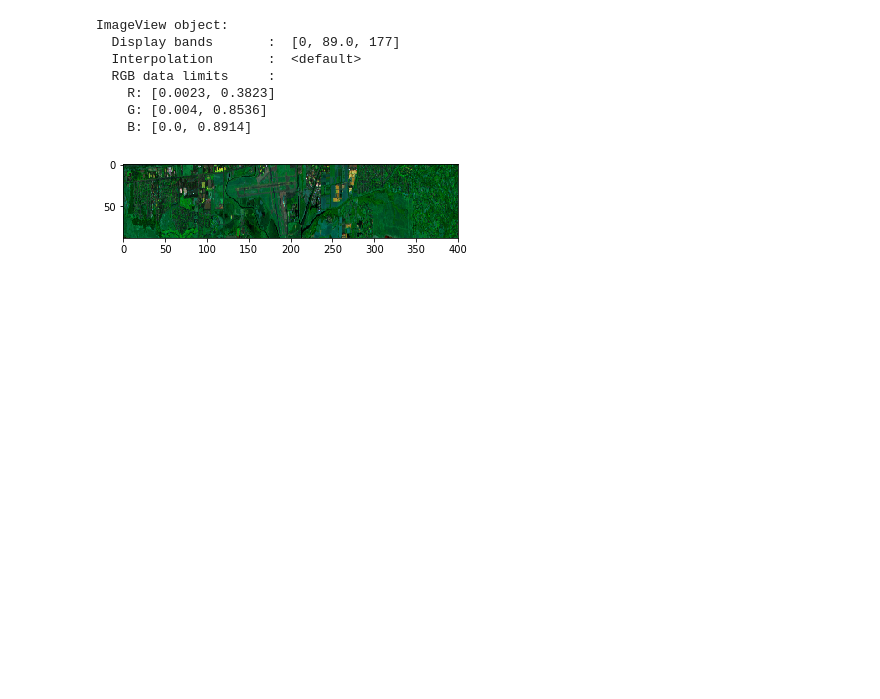
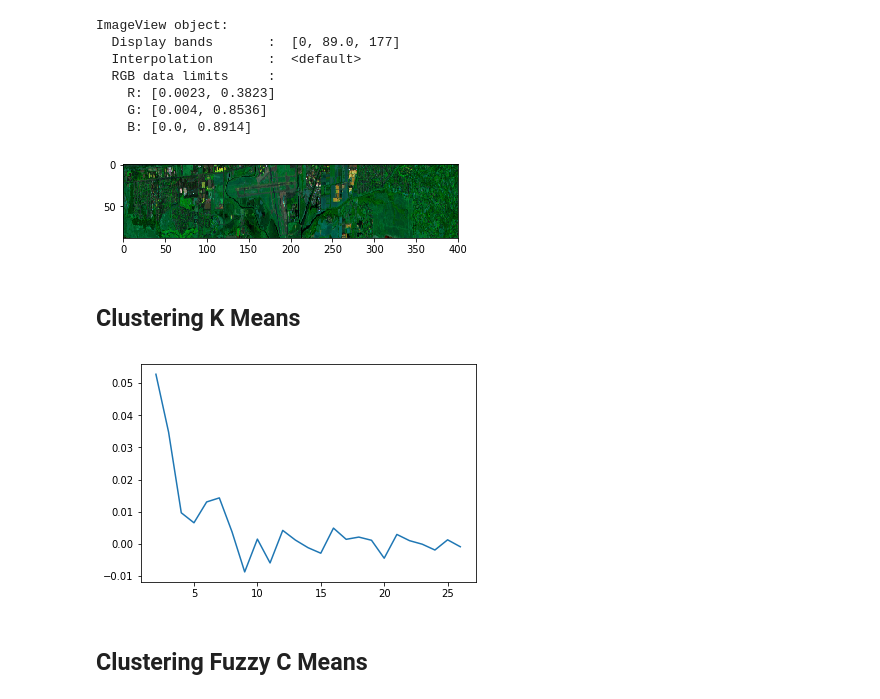
Before and after one commit to rachit-ranjan16/ImSegClust, a Jupyter notebook: Clustering 1 .ipynb, the cells around one changed output. Cells and saved outputs as stored; diff of their text form; code cells hidden in the pictures; blank space fills up the shorter version.

Commit message:
Updated with K Means and FCM Clustering

```diff
--- a/Clustering 1 .ipynb
+++ b/Clustering 1 .ipynb
@@ -110,0 +113,16 @@ from sklearn
+# %% [markdown]
+## Clustering K Means
+# %%
+def multi_k_means(inp=pavia['rgb']):
+    k = 2
+    clust_op = {}
+    for i in range(25):
+        clust_op[k] = ski.measure.compare_ssim(pavia['ground_truth'].astype(float),
+                                               ski.color.rgb2grey(k_means_clustering(inp=inp,n_clusters=k)))
+        k += 1
+    plt.figure('SSIM Similarity Score between Ground Truth and Clustered Image')
+    plt.plot(clust_op.keys(),clust_op.values())
+
+multi_k_means()
+# %% [output]
+[figure, added]
@@ -110,0 +152,2 @@ from sklearn
+# %% [markdown]
+## Clustering Fuzzy C Means
```
Also changed, not shown: parts of 8 cells of this notebook.
